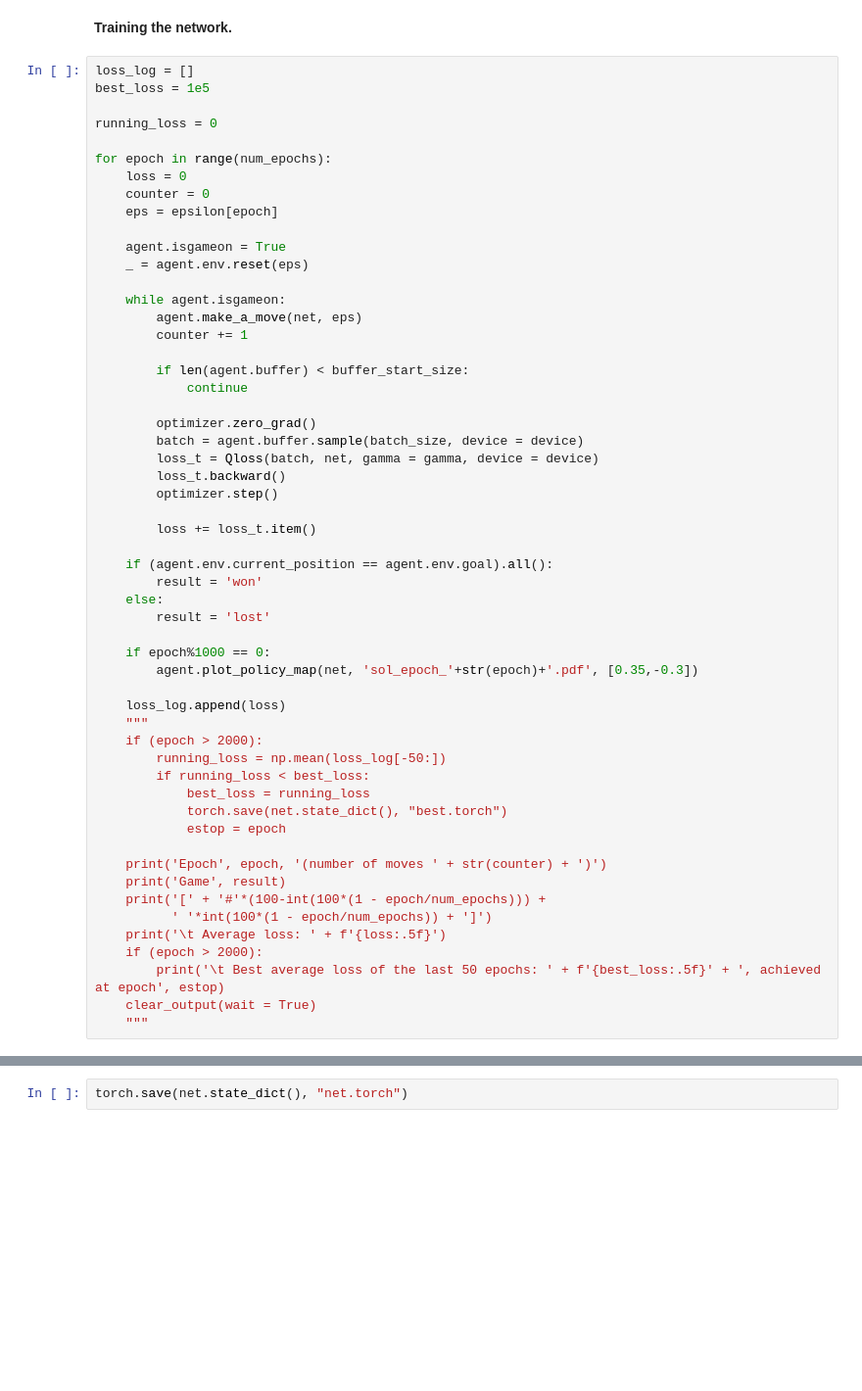
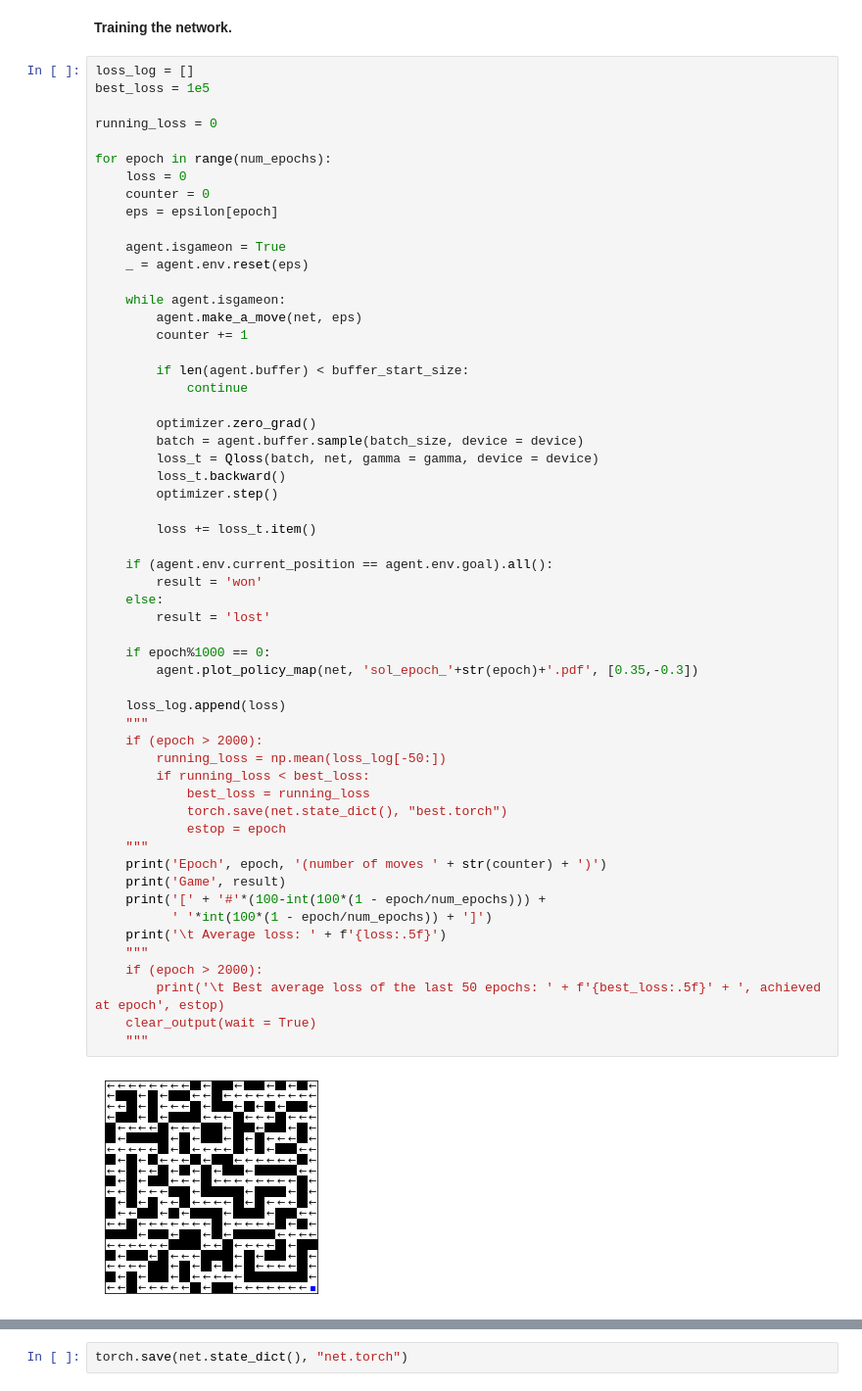
Before and after one commit to MarkCodering/Quantum-Maze-DQN, a Jupyter notebook: quantumDNN.ipynb, the cells around one changed output, grey strips where cells are left out. Shown: that part at 98% size. Drawn from its saved outputs; the diff is of its cells as text; blank space fills up the shorter version.

Commit message:
update code and figures

```diff
--- a/quantumDNN.ipynb
+++ b/quantumDNN.ipynb
@@ -278,31 +278,33 @@ for epoch in range(num_epochs):
         optimizer.step()
 
         loss += loss_t.item()
 
     if (agent.env.current_position == agent.env.goal).all():
         result = 'won'
     else:
         result = 'lost'
 
     if epoch%1000 == 0:
         agent.plot_policy_map(net, 'sol_epoch_'+str(epoch)+'.pdf', [0.35,-0.3])
 
     loss_log.append(loss)
     """
     if (epoch > 2000):
         running_loss = np.mean(loss_log[-50:])
         if running_loss < best_loss:
             best_loss = running_loss
             torch.save(net.state_dict(), "best.torch")
             estop = epoch
-
+    """
     print('Epoch', epoch, '(number of moves ' + str(counter) + ')')
     print('Game', result)
     print('[' + '#'*(100-int(100*(1 - epoch/num_epochs))) +
           ' '*int(100*(1 - epoch/num_epochs)) + ']')
     print('\t Average loss: ' + f'{loss:.5f}')
+    """
     if (epoch > 2000):
         print('\t Best average loss of the last 50 epochs: ' + f'{best_loss:.5f}' + ', achieved at epoch', estop)
     clear_output(wait = True)
     """
 # %% [output]
+[figure, added]
```
Also changed, not shown: parts of 1 cell of this notebook, 9 other files.
